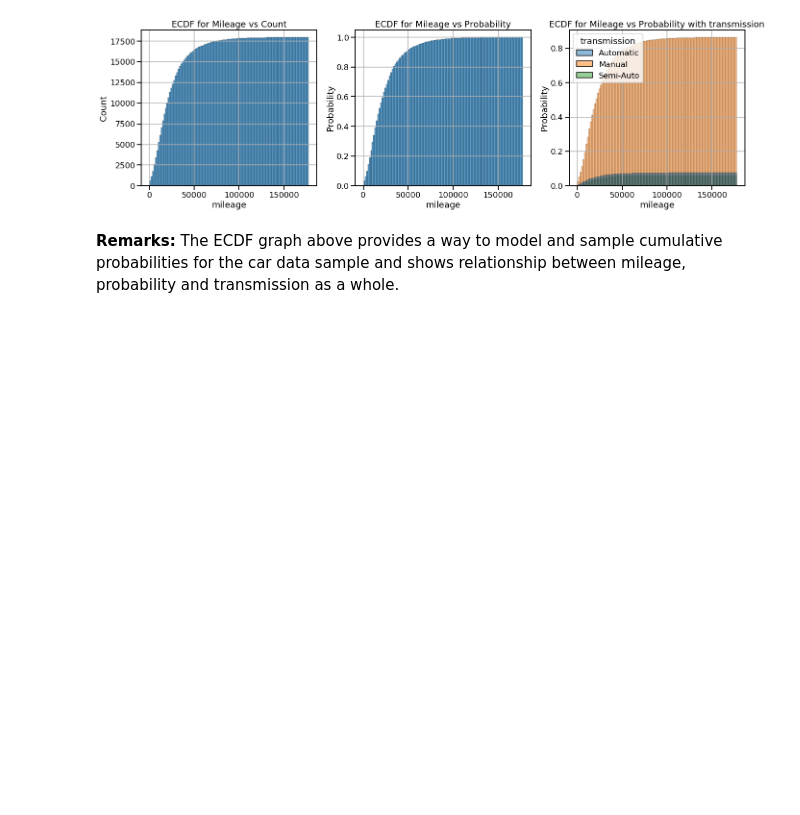
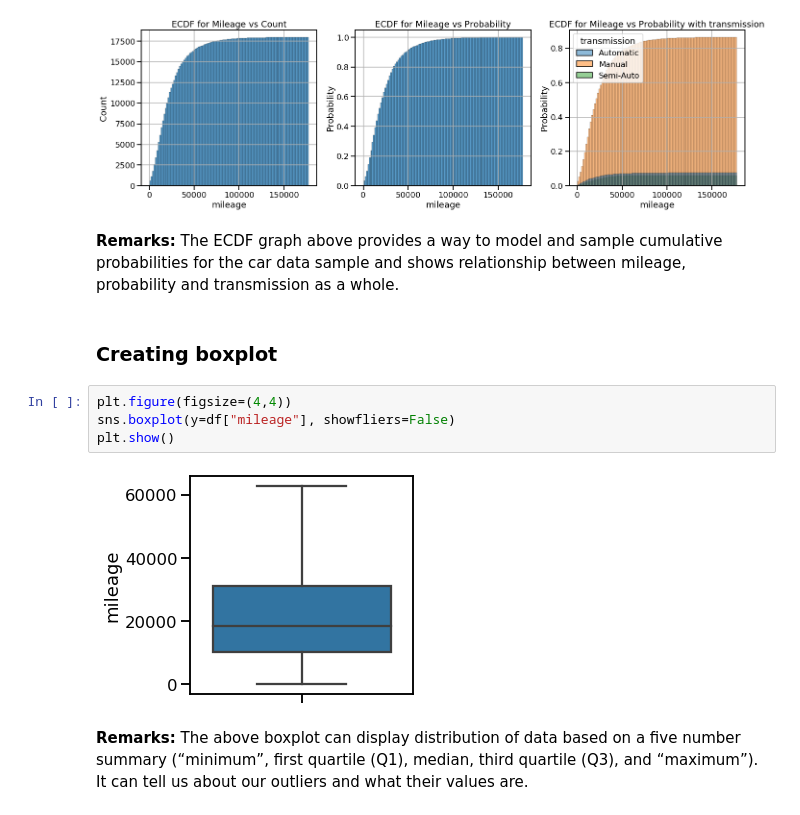
Before and after one commit to mdsaifulislam165/ford_used_car_analysis, a Jupyter notebook: ford_used_car_EDA.ipynb, the cells around one changed output. Saved outputs shown, nothing was run; the diff lists cells and outputs as text; blank space fills up the shorter version.

```diff
--- a/ford_used_car_EDA.ipynb
+++ b/ford_used_car_EDA.ipynb
@@ -541,3 +516,13 @@ plt.show()
 [figure]
 # %% [markdown]
 **Remarks:** The ECDF graph above provides a way to model and sample cumulative probabilities for the car data sample and shows relationship between mileage, probability and transmission as a whole.
+# %% [markdown]
+### Creating boxplot
+# %%
+plt.figure(figsize=(4,4))
+sns.boxplot(y=df["mileage"], showfliers=False)
+plt.show()
+# %% [output]
+[figure, added]
+# %% [markdown]
+**Remarks:** The above boxplot can display distribution of data based on a five number summary (“minimum”, first quartile (Q1), median, third quartile (Q3), and “maximum”). It can tell us about our outliers and what their values are.
```
Also changed, not shown: parts of 13 cells of this notebook.
